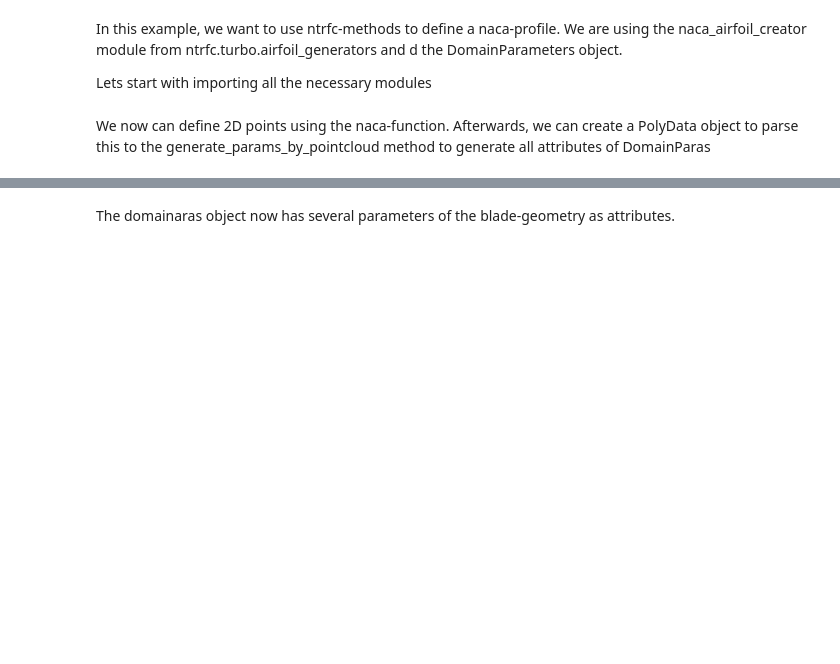
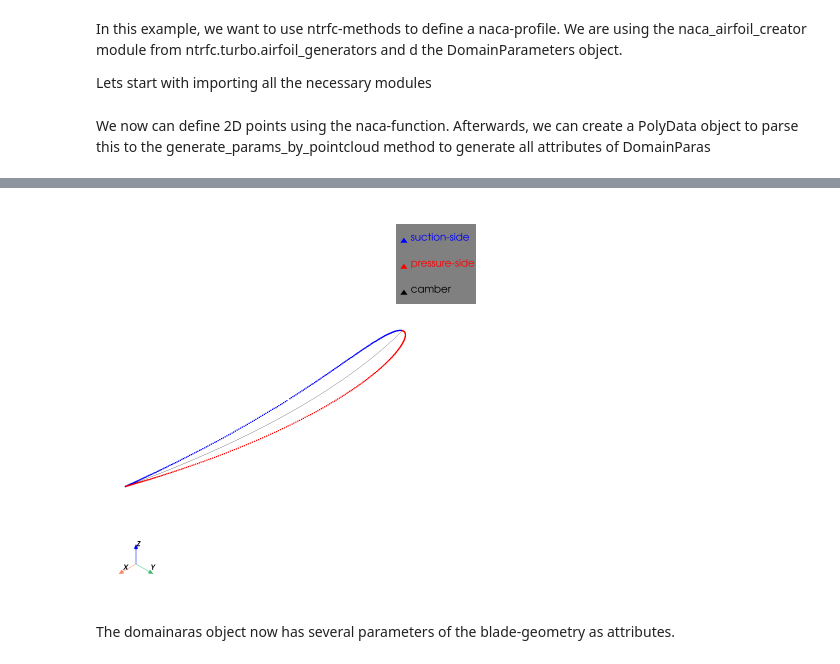
Before and after one commit to MaNyh/NTRfC, a Jupyter notebook: examples/compute_geoparas_from_profile.ipynb, the cells around one changed output, grey strips where cells are left out. Saved outputs shown, nothing was run; the diff lists cells and outputs as text; code cells hidden in the pictures; blank space fills up the shorter version.

```diff
--- a/examples/compute_geoparas_from_profile.ipynb
+++ b/examples/compute_geoparas_from_profile.ipynb
@@ -20,4 +20,4 @@ points = pv.PolyData(np.stack([xs,ys,np.zeros(len(xs))]).T)
 alpha = 1
 domainparas = DomainParameters()
 domainparas.generate_params_by_pointcloud(points)
-domainparas.plot()
+figpath = domainparas.plot_domainparas()
@@ -27,3 +24,8 @@ domainparas.plot()
+# %%
+from IPython.display import Image
+Image(figpath, width=400, height=400)
+# %% [output]
+[figure, added]
 # %% [markdown]
 The domainaras object now has several parameters of the blade-geometry as attributes.
 # %%
```
Also changed, not shown: parts of 3 cells of this notebook, 15 other files.
